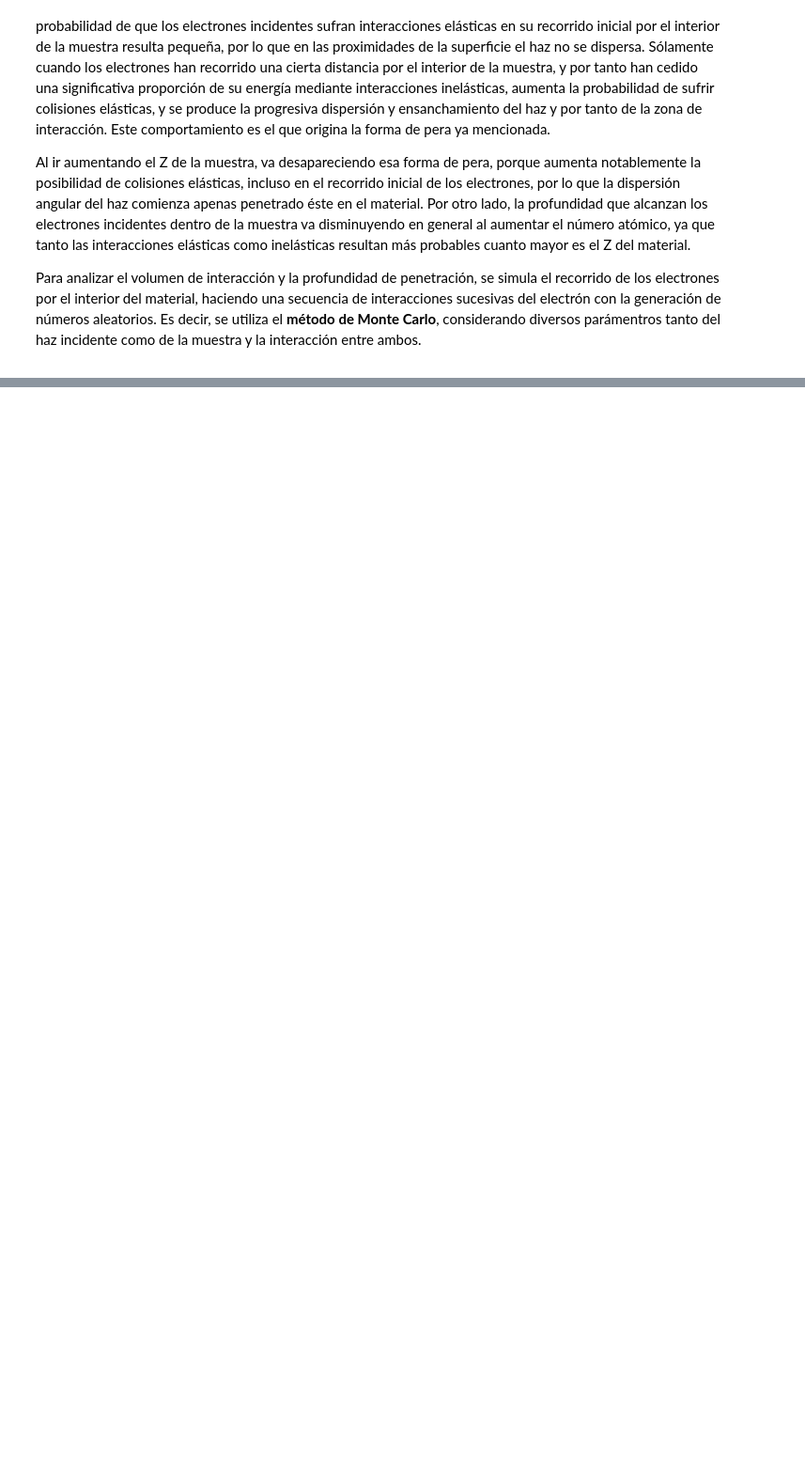
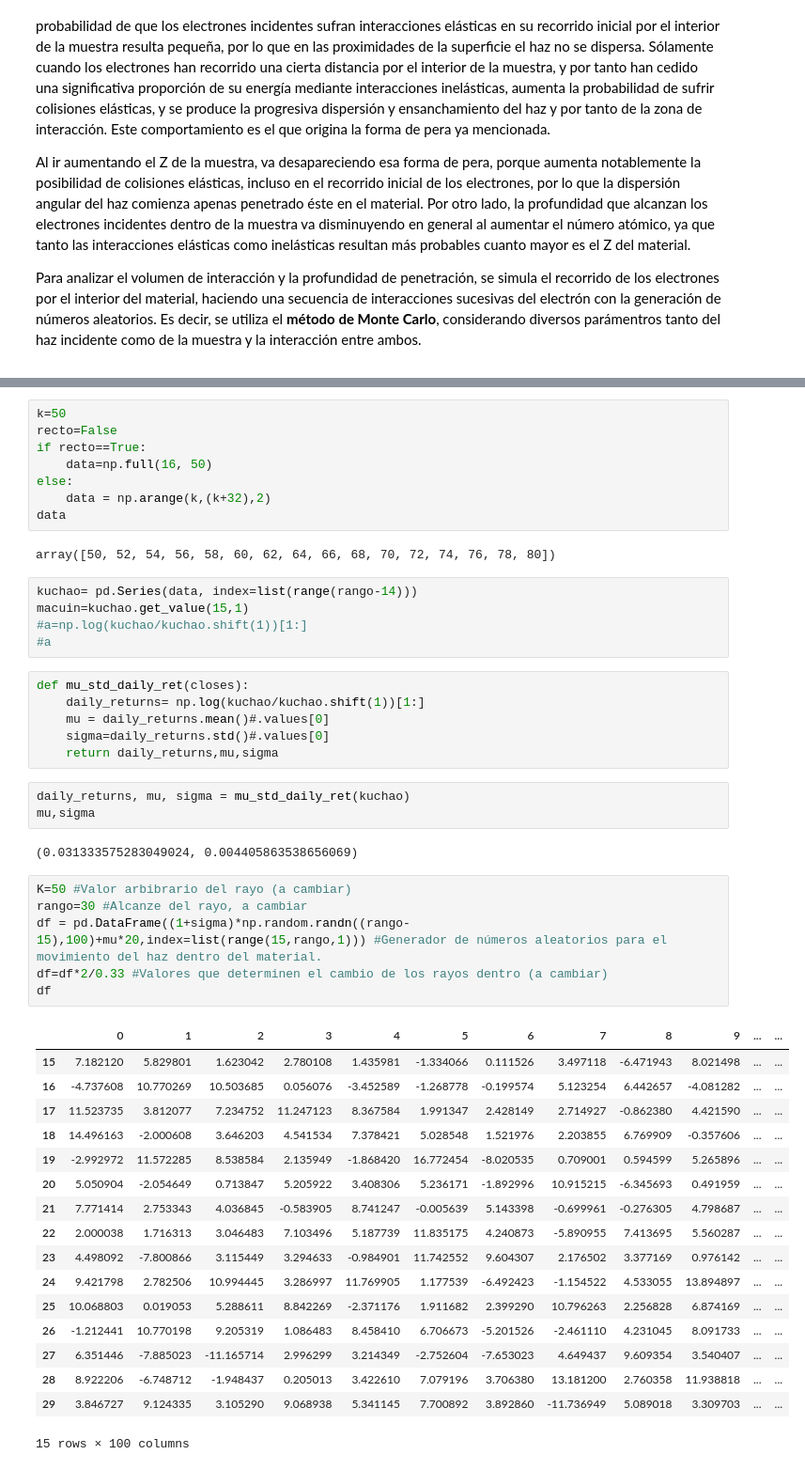
Before and after one commit to dixi1903/ProyectoModulo2_OrtizA_AcostaE_ChiquitoE, a Jupyter notebook: ProyectoModulo2_OrtizA_AcostaE_ChiquitoE.ipynb, the cells around one changed output, grey strips where cells are left out. Shown at 94% size. Cells and saved outputs as stored; diff of their text form; blank space fills up the shorter version.

```diff
--- a/ProyectoModulo2_OrtizA_AcostaE_ChiquitoE.ipynb
+++ b/ProyectoModulo2_OrtizA_AcostaE_ChiquitoE.ipynb
@@ -52,0 +59,50 @@ Para analizar el volumen de interacción y la profundidad de penetración, se si
+# %%
+k=50
+recto=False
+if recto==True:
+    data=np.full(16, 50)
+else:
+    data = np.arange(k,(k+32),2)
+data
+# %% [output]
+array([50, 52, 54, 56, 58, 60, 62, 64, 66, 68, 70, 72, 74, 76, 78, 80])
+# %%
+kuchao= pd.Series(data, index=list(range(rango-14)))
+macuin=kuchao.get_value(15,1)
+#a=np.log(kuchao/kuchao.shift(1))[1:]
+#a
+# %%
+def mu_std_daily_ret(closes):
+    daily_returns= np.log(kuchao/kuchao.shift(1))[1:]
+    mu = daily_returns.mean()#.values[0]
+    sigma=daily_returns.std()#.values[0]
+    return daily_returns,mu,sigma
+# %%
+daily_returns, mu, sigma = mu_std_daily_ret(kuchao)
+mu,sigma
+# %% [output]
+(0.031333575283049024, 0.004405863538656069)
+# %%
+K=50 #Valor arbibrario del rayo (a cambiar)
+rango=30 #Alcanze del rayo, a cambiar
+df = pd.DataFrame((1+sigma)*np.random.randn((rango-15),100)+mu*20,index=list(range(15,rango,1))) #Generador de números aleatorios para el movimiento del haz dentro del material.
+df=df*2/0.33 #Valores que determinen el cambio de los rayos dentro (a cambiar)
+df
+# %% [output]
+|  | 0 | 1 | 2 | 3 | 4 | 5 | 6 | 7 | 8 | 9 | ... | ... |
+| 15 | 7.182120 | 5.829801 | 1.623042 | 2.780108 | 1.435981 | -1.334066 | 0.111526 | 3.497118 | -6.471943 | 8.021498 | ... | ... |
+| 16 | -4.737608 | 10.770269 | 10.503685 | 0.056076 | -3.452589 | -1.268778 | -0.199574 | 5.123254 | 6.442657 | -4.081282 | ... | ... |
+| 17 | 11.523735 | 3.812077 | 7.234752 | 11.247123 | 8.367584 | 1.991347 | 2.428149 | 2.714927 | -0.862380 | 4.421590 | ... | ... |
+| 18 | 14.496163 | -2.000608 | 3.646203 | 4.541534 | 7.378421 | 5.028548 | 1.521976 | 2.203855 | 6.769909 | -0.357606 | ... | ... |
+| 19 | -2.992972 | 11.572285 | 8.538584 | 2.135949 | -1.868420 | 16.772454 | -8.020535 | 0.709001 | 0.594599 | 5.265896 | ... | ... |
+| 20 | 5.050904 | -2.054649 | 0.713847 | 5.205922 | 3.408306 | 5.236171 | -1.892996 | 10.915215 | -6.345693 | 0.491959 | ... | ... |
+| 21 | 7.771414 | 2.753343 | 4.036845 | -0.583905 | 8.741247 | -0.005639 | 5.143398 | -0.699961 | -0.276305 | 4.798687 | ... | ... |
+| 22 | 2.000038 | 1.716313 | 3.046483 | 7.103496 | 5.187739 | 11.835175 | 4.240873 | -5.890955 | 7.413695 | 5.560287 | ... | ... |
+| 23 | 4.498092 | -7.800866 | 3.115449 | 3.294633 | -0.984901 | 11.742552 | 9.604307 | 2.176502 | 3.377169 | 0.976142 | ... | ... |
+| 24 | 9.421798 | 2.782506 | 10.994445 | 3.286997 | 11.769905 | 1.177539 | -6.492423 | -1.154522 | 4.533055 | 13.894897 | ... | ... |
+| 25 | 10.068803 | 0.019053 | 5.288611 | 8.842269 | -2.371176 | 1.911682 | 2.399290 | 10.796263 | 2.256828 | 6.874169 | ... | ... |
+| 26 | -1.212441 | 10.770198 | 9.205319 | 1.086483 | 8.458410 | 6.706673 | -5.201526 | -2.461110 | 4.231045 | 8.091733 | ... | ... |
+| 27 | 6.351446 | -7.885023 | -11.165714 | 2.996299 | 3.214349 | -2.752604 | -7.653023 | 4.649437 | 9.609354 | 3.540407 | ... | ... |
+| 28 | 8.922206 | -6.748712 | -1.948437 | 0.205013 | 3.422610 | 7.079196 | 3.706380 | 13.181200 | 2.760358 | 11.938818 | ... | ... |
+| 29 | 3.846727 | 9.124335 | 3.105290 | 9.068938 | 5.341145 | 7.700892 | 3.892860 | -11.736949 | 5.089018 | 3.309703 | ... | ... |
+15 rows × 100 columns
```
Also changed, not shown: parts of 5 cells of this notebook.
